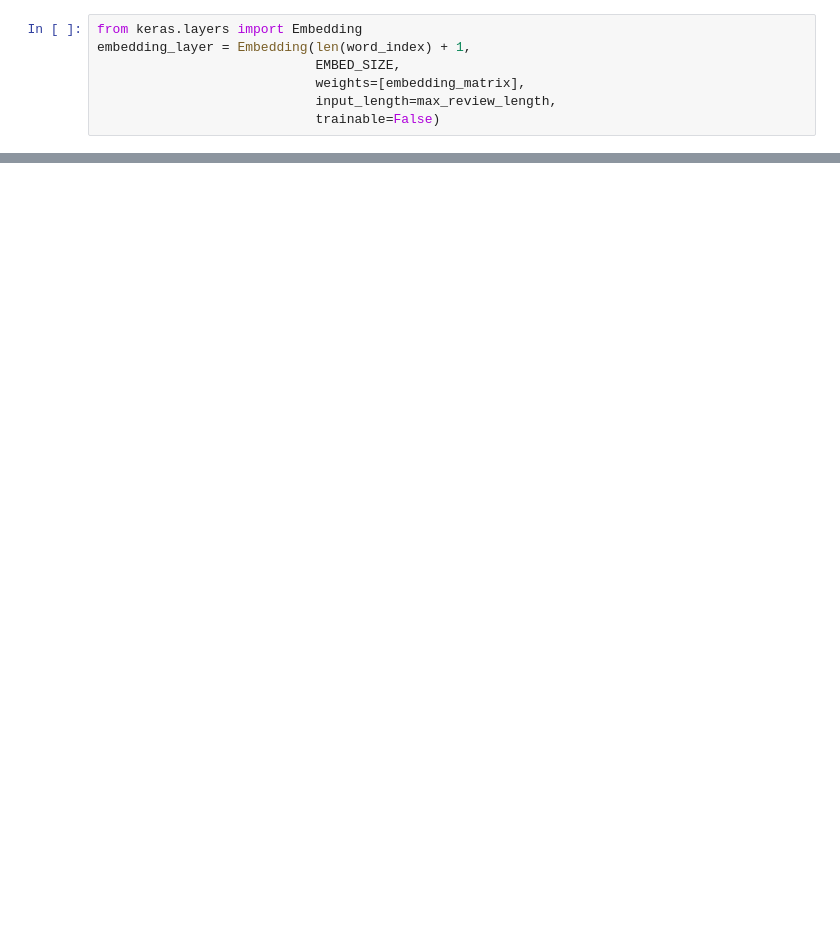
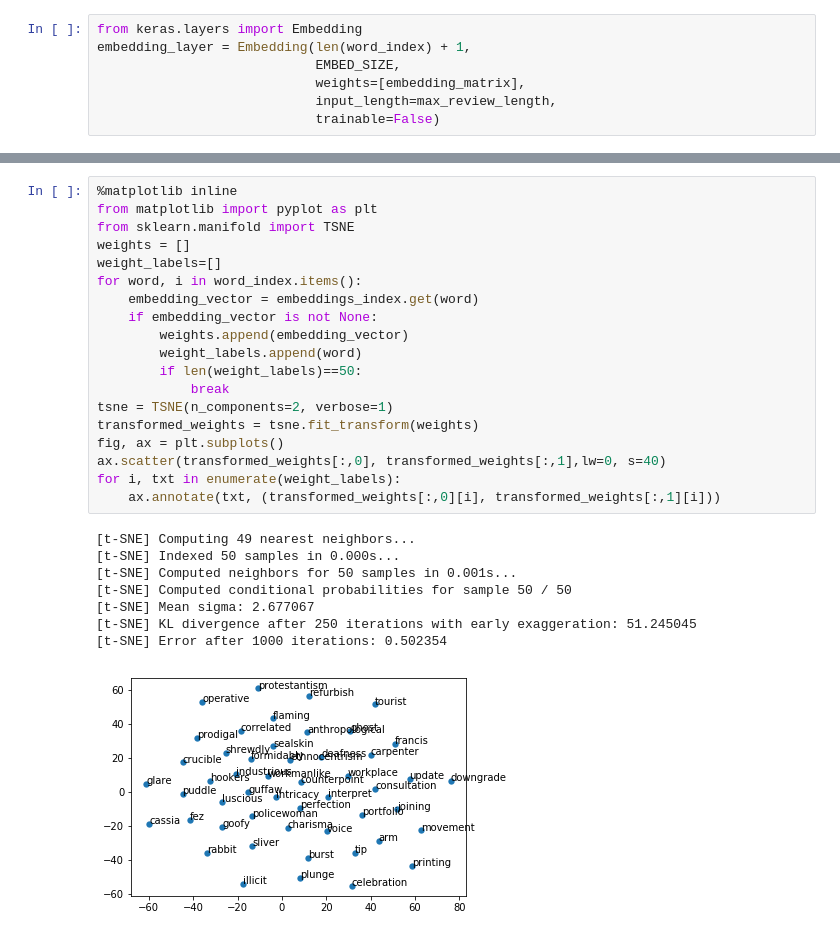
Before and after one commit to popov95s/CSE5324-Labs, a Jupyter notebook: lab-seven/RNN.ipynb, the cells around one changed output, grey strips where cells are left out. Drawn from its saved outputs; the diff is of its cells as text; blank space fills up the shorter version.

```diff
--- a/lab-seven/RNN.ipynb
+++ b/lab-seven/RNN.ipynb
@@ -303,0 +379,28 @@ Epoch 3/3
+# %%
+%matplotlib inline
+from matplotlib import pyplot as plt
+from sklearn.manifold import TSNE
+weights = []
+weight_labels=[]
+for word, i in word_index.items():
+    embedding_vector = embeddings_index.get(word)
+    if embedding_vector is not None:
+        weights.append(embedding_vector)
+        weight_labels.append(word)
+        if len(weight_labels)==50:
+            break
+tsne = TSNE(n_components=2, verbose=1)
+transformed_weights = tsne.fit_transform(weights)
+fig, ax = plt.subplots()
+ax.scatter(transformed_weights[:,0], transformed_weights[:,1],lw=0, s=40)
+for i, txt in enumerate(weight_labels):
+    ax.annotate(txt, (transformed_weights[:,0][i], transformed_weights[:,1][i]))
+# %% [output]
+[t-SNE] Computing 49 nearest neighbors...
+[t-SNE] Indexed 50 samples in 0.000s...
+[t-SNE] Computed neighbors for 50 samples in 0.001s...
+[t-SNE] Computed conditional probabilities for sample 50 / 50
+[t-SNE] Mean sigma: 2.677067
+[t-SNE] KL divergence after 250 iterations with early exaggeration: 51.245045
+[t-SNE] Error after 1000 iterations: 0.502354
+[figure, added]
```
Also changed, not shown: parts of 14 cells of this notebook.
